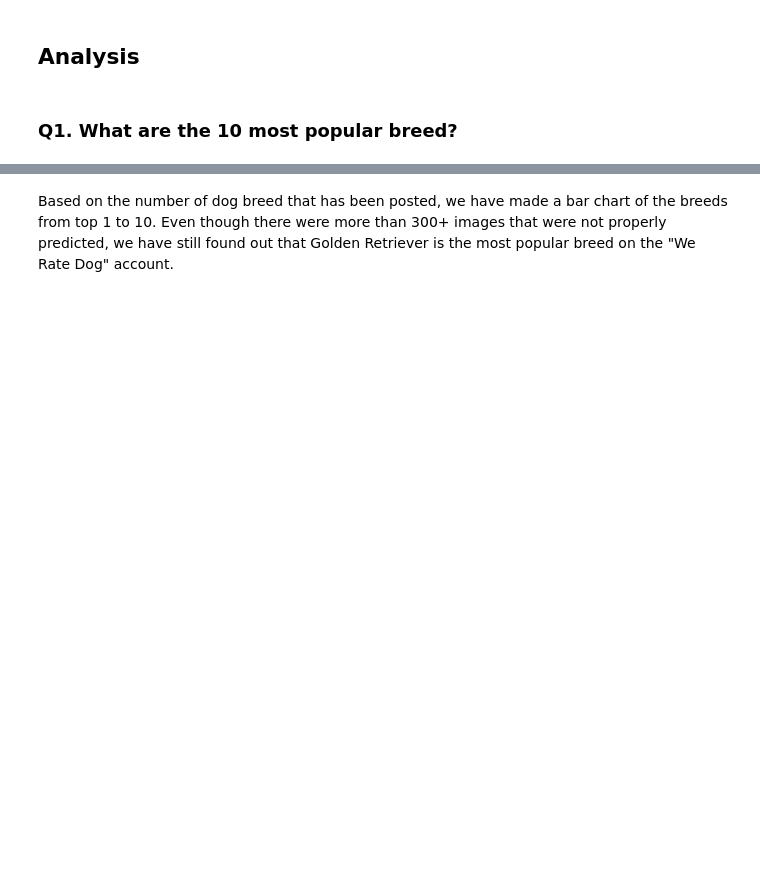
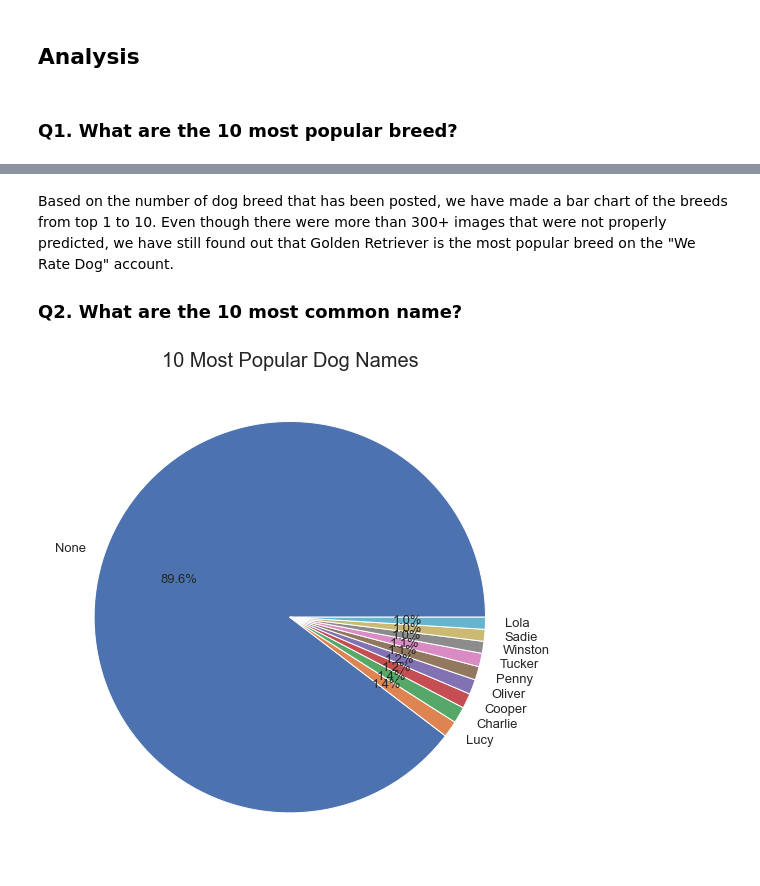
Before and after one commit to miji-lee-kr/Wrangling_WeRateDogs, a Jupyter notebook: Wrangling_WeRateDogs.ipynb, the cells around one changed output, grey strips where cells are left out. Cells and saved outputs as stored; diff of their text form; code cells hidden in the pictures; blank space fills up the shorter version.

Commit message:
Completed visual analysis

```diff
--- a/Wrangling_WeRateDogs.ipynb
+++ b/Wrangling_WeRateDogs.ipynb
@@ -632,2 +710,11 @@ plt.yticks(size = 13);
 # %% [markdown]
 Based on the number of dog breed that has been posted, we have made a bar chart of the breeds from top 1 to 10. Even though there were more than 300+ images that were not properly predicted, we have still found out that Golden Retriever is the most popular breed on the "We Rate Dog" account.
+
+### Q2. What are the 10 most common name?
+# %%
+popular_name = twit_arc.name.value_counts()[:10]
+plt.figure(figsize = (9,9))
+plt.title("10 Most Popular Dog Names", size = 20)
+plt.pie(popular_name, labels = popular_name.index, autopct='%1.1f%%', textprops={'fontsize': 13});
+# %% [output]
+[figure, added]
```
Also changed, not shown: parts of 11 cells of this notebook.
